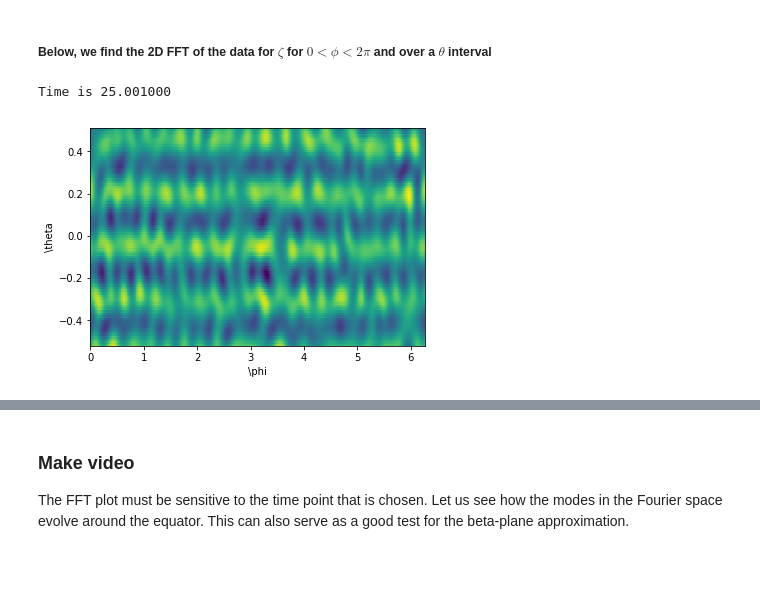
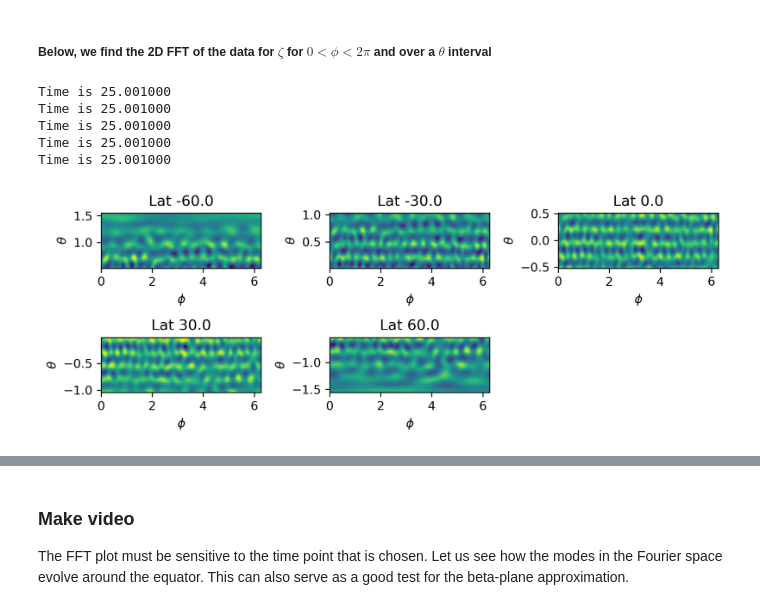
Before and after one commit to rohitsupekar/active_matter_spheres, a Jupyter notebook: scripts/jupyter/find_phase_speed_beta.ipynb, the cells around one changed output, grey strips where cells are left out. Cells and saved outputs as stored; diff of their text form; code cells hidden in the pictures; blank space fills up the shorter version.

```diff
--- a/scripts/jupyter/find_phase_speed_beta.ipynb
+++ b/scripts/jupyter/find_phase_speed_beta.ipynb
@@ -134,7 +134,7 @@ for i in th_inds:
     else: plt.ylabel('Time $t$', usetex=True)
     plt.title(r'Latitude $%0.2f^{o}$' %((np.pi/2-theta_[i])*180/np.pi))
     plt.xlabel(r'Longitude $\phi$', usetex=True)
-    plt.xticks([0, np.pi, 2*np.pi], labels=[r'$0$', r'$\pi$', r'$2 \pi$'])
+    #plt.xticks([0, np.pi, 2*np.pi], labels=[r'$0$', r'$\pi$', r'$2 \pi$'])
 
     count += 1
 
@@ -175,7 +175,6 @@ for i in th_inds:
 
     kx = phi_freq/np.sin(theta_[i])
 
-
     plt.subplot(2, len(th_inds)/2, count)
     img = plt.pcolormesh(kx, time_freq, np.log10(np.abs(sig_fft)**2), cmap='hot',vmin=8, vmax=13,rasterized=True)
     if count != 1 and count !=len(th_inds)/2+1: plt.yticks([], [])
@@ -189,7 +188,8 @@ for i in th_inds:
     plt.plot(kx_plot, -2*Omega*kx_plot*np.sin(theta_[i])/(k_max**2), 'w', linewidth=2)
     plt.xticks([-30, -15, 0, 15, 30])
     #branch with ky=k_max
-    plt.plot(kx_plot, -2*Omega*kx_plot*np.sin(theta_[i])/(kx_plot**2 + k_max**2), 'w', linewidth=2)
+    k0 = k_max*0.5
+    plt.plot(kx_plot, -2*Omega*kx_plot*np.sin(theta_[i])/(kx_plot**2 + k0**2), 'w', linewidth=2)
 
     rect = Rectangle((-k_p, -150), k_p-k_m, 300, facecolor='white', alpha=0.3)
     plt.gca().add_patch(rect)
@@ -208,5 +208,5 @@ for i in th_inds:
     count += 1
 
 fig.tight_layout()
-#plt.savefig('../plots/%s_disp.pdf' %(STRNAME), bbox_inches='tight')
+plt.savefig('../plots/%s_disp_mod.pdf' %(STRNAME), bbox_inches='tight')
 # %% [output]
@@ -474,33 +474,34 @@ plt.savefig('../plots/%s_slope_mod.pdf' %(STRNAME))
 # %% [markdown]
 ##### Below, we find the 2D FFT of the data for $\zeta$ for $0<\phi<2 \pi$ and over a $\theta$ interval
 # %%
-theta_window = 60  #total window size over which to do fft
-lat = (np.pi/2 - theta) * 180 / np.pi
-th = np.pi/2 - theta #latitude in radians
-#get inds
-ind1 = (np.abs(lat + theta_window/2)).argmin()
-ind2 = (np.abs(lat - theta_window/2)).argmin()
-th_inds = np.arange(ind1, ind2, 1, dtype=int)
+plt.figure(figsize=(8,3), dpi=300)
 
-t_ind = 2500
-print('Time is %f' %(t_arr[t_ind]))
+for i, lat0 in enumerate([-60, -30, 0, 30, 60]):
 
-plt.pcolor(phi, th[th_inds], om[t_ind, :, th_inds])
-plt.xlabel(r'\phi'); plt.ylabel(r'\theta');
+    theta_window = 60  #total window size over which to do fft
+    lat = (np.pi/2 - theta) * 180 / np.pi
+    th = np.pi/2 - theta #latitude in radians
+    #get inds
+    ind1 = (np.abs(lat + lat0 + theta_window/2)).argmin()
+    ind2 = (np.abs(lat + lat0 - theta_window/2)).argmin()
+    th_inds = np.arange(ind1, ind2, 1, dtype=int)
 
-#find FFT
-om_fft2 = np.fft.fftshift(np.fft.fft2(om[t_ind, :, th_inds]))
-om_fft_log = np.log10(np.abs(om_fft2))
-om_fft_abs = np.abs(om_fft2)
+    t_ind = 2500
+    print('Time is %f' %(t_arr[t_ind]))
 
-#find frequencies
-dphi = phi[2] - phi[1]
-dth = th[2] - th[1]
-th_freq = 2*np.pi*np.fft.fftshift(np.fft.fftfreq(len(th[th_inds]), d=dth))
-phi_freq = 2*np.pi*np.fft.fftshift(np.fft.fftfreq(len(phi), d=dphi))
+    plt.subplot(2,3,i+1)
+    plt.pcolor(phi, th[th_inds], om[t_ind, :, th_inds])
+    plt.xlabel(r'$\phi$'); plt.ylabel(r'$\theta$');
+    plt.title('Lat %0.1f' %(lat0))
+
+plt.tight_layout()
 # %% [output]
 Time is 25.001000
+Time is 25.001000
+Time is 25.001000
+Time is 25.001000
+Time is 25.001000
-[figure, old version]
+[figure, new version]
 # %%
 phase = np.angle(om_fft2)
 mag = np.abs(om_fft2)
```
Also changed, not shown: parts of 24 cells of this notebook, 12 other files.
